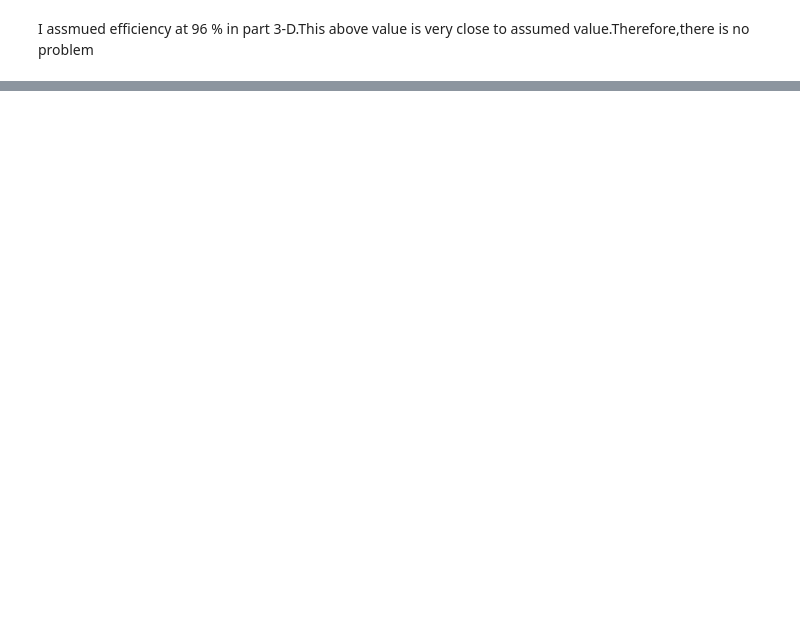
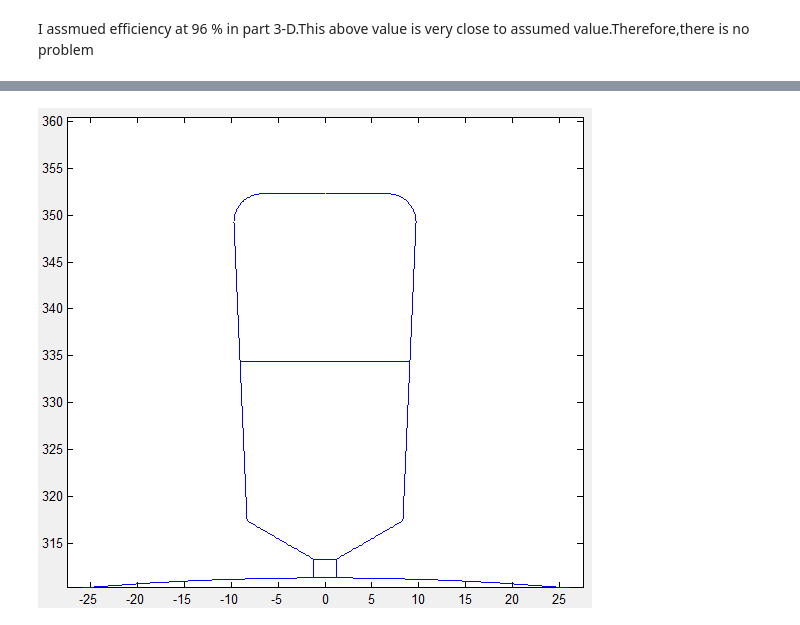
Before and after one commit to odtu/EE564, a Jupyter notebook: TRAIN/berkince/Project2_TrainTractionMotor.ipynb, the cells around one changed output, grey strips where cells are left out. Saved outputs shown, nothing was run; the diff lists cells and outputs as text; code cells hidden in the pictures; blank space fills up the shorter version.

```diff
--- a/TRAIN/berkince/Project2_TrainTractionMotor.ipynb
+++ b/TRAIN/berkince/Project2_TrainTractionMotor.ipynb
@@ -724,0 +781,6 @@ I assmued efficiency  at 96 % in part 3-D.This above value is very close to assu
+# %%
+#Stator slot geometry
+from IPython.display import Image
+Image(filename='stator_slot.png')
+# %% [output]
+[figure, added]
```
Also changed, not shown: parts of 26 cells of this notebook.
